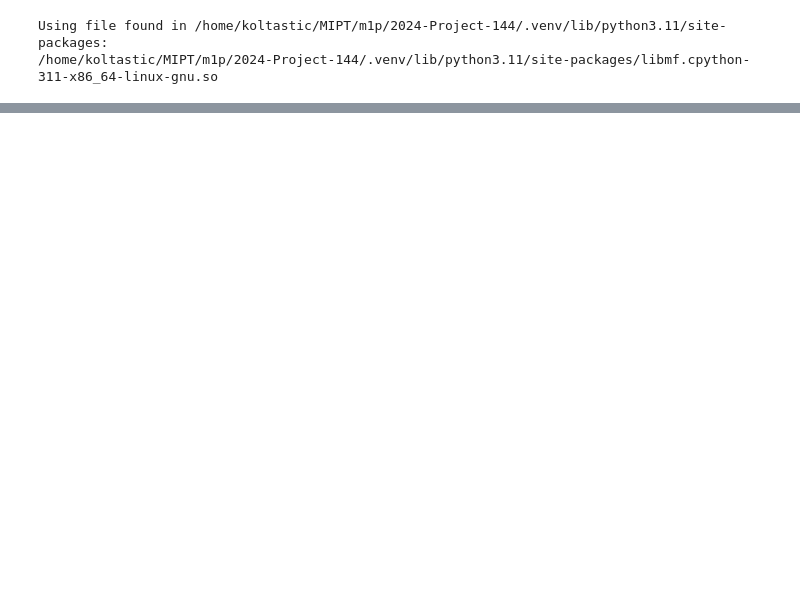
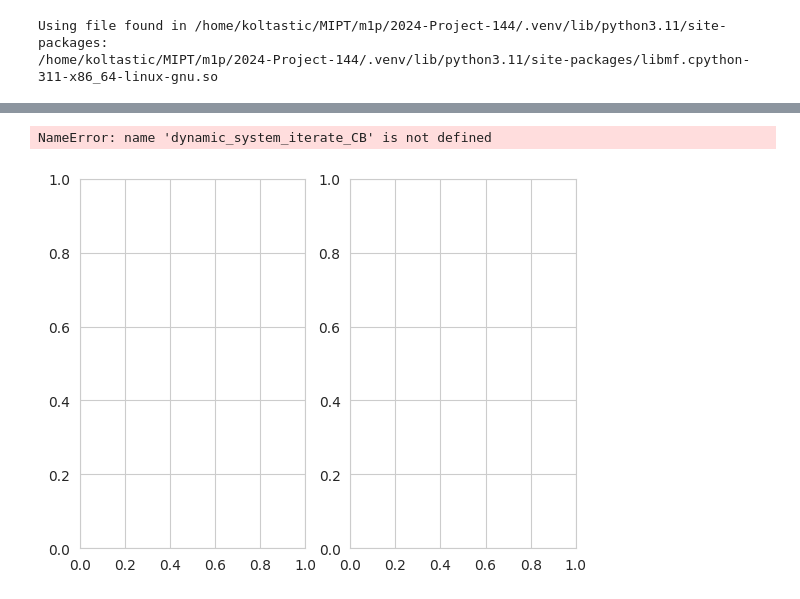
Before and after one commit to intsystems/2024-Project-144, a Jupyter notebook: code/Iterations_v2.ipynb, the cells around one changed output, grey strips where cells are left out. Cells and saved outputs as stored; diff of their text form; code cells hidden in the pictures; blank space fills up the shorter version.

```diff
--- a/code/Iterations_v2.ipynb
+++ b/code/Iterations_v2.ipynb
@@ -163,0 +185,13 @@ for i in range(big_steps):
+# %%
+big_steps = 50
+hit_metrics = []
+curr_hit = 0
+fig, axs = plt.subplots(ncols=2)
+for i in tqdm(range(big_steps)):
+    # if (i + 1) % 5 == 0:
+    new_cust_distr, new_w_distr, curr_hit = dynamic_system_iterate(model, new_cust_distr, new_w_distr,
+                                                                   c_size=50, w_size=100, visualize_distributions=(i, axs))
+    # else:
+    #     new_cust_distr, new_w_distr, curr_hit = dynamic_system_iterate(i, axs, model, new_cust_distr, new_w_distr, c_size=50,
+    #                                                                    w_size=50, visualize_distributions=False)
+    hit_metrics.append(curr_hit)
@@ -163,0 +267,25 @@ for i in range(big_steps):
+# %%
+model = ContentBasedRecommender(capacity=30000, num_of_factors=50)
+model.fit(feedback, user_info, item_info)
+# %%
+new_cust_distr, new_w_distr = customer_distribution, w_distribution
+big_steps = 2
+hit_metrics = []
+curr_hit = 0
+fig, axs = plt.subplots(ncols=2)
+for i in tqdm(range(big_steps)):
+    if (i + 1) % 5 == 0:
+        new_cust_distr, new_w_distr, curr_hit = dynamic_system_iterate_CB(model, new_cust_distr, new_w_distr, c_size=50,
+                                                                       w_size=50, num_of_steps=3,
+                                                                       visualize_distributions=(i, axs))
+    else:
+        new_cust_distr, new_w_distr, curr_hit = dynamic_system_iterate_CB(model, new_cust_distr, new_w_distr, c_size=50,
+                                                                       w_size=50, num_of_steps=3,
+                                                                       visualize_distributions=None)
+    hit_metrics.append(curr_hit)
+
+fig.legend(loc='center left', bbox_to_anchor=(1, 0.5))
+fig.show()
+# %% [output]
+NameError: name 'dynamic_system_iterate_CB' is not defined
+[figure, added]
```
Also changed, not shown: parts of 21 cells of this notebook, 5 other files.
